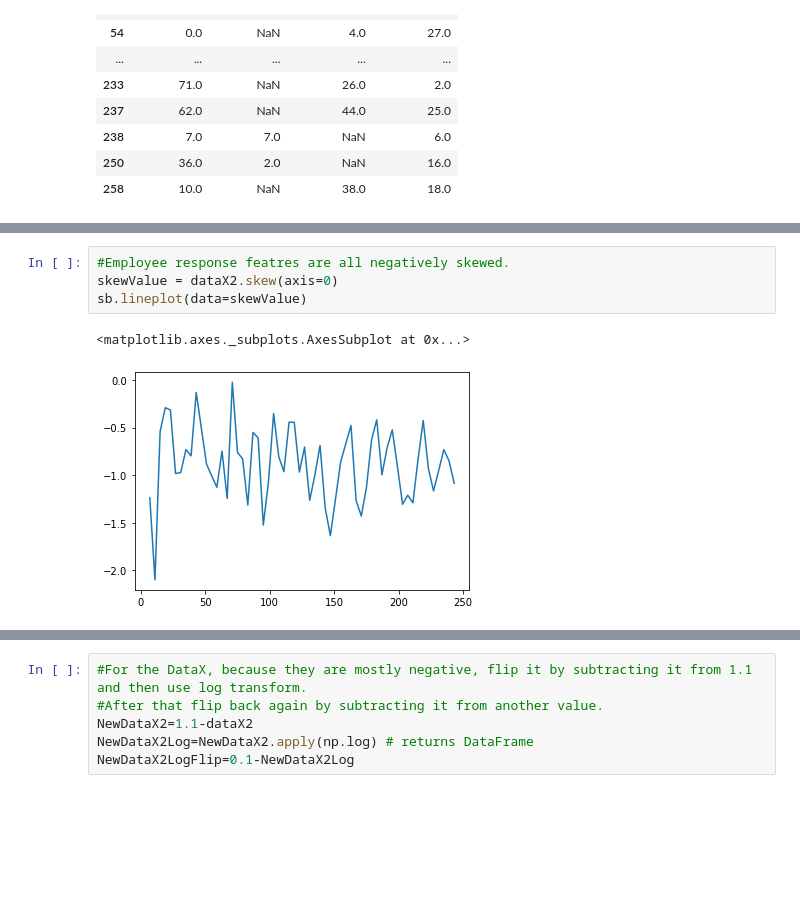
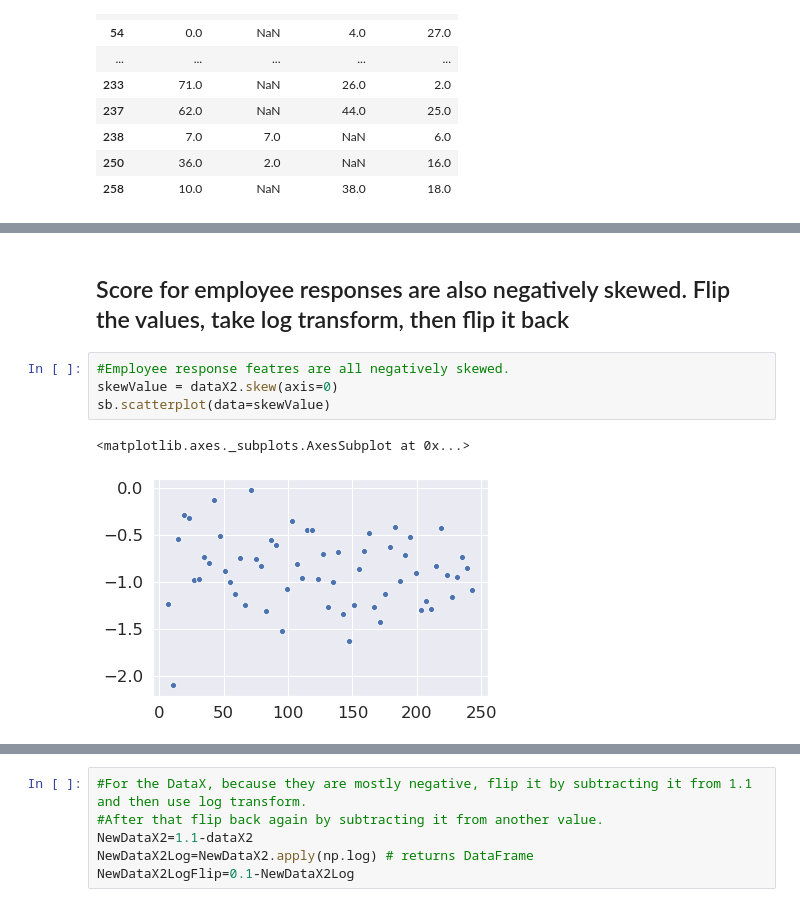
Before and after one commit to MamiyaA/FeatureFinder, a Jupyter notebook: DataExplorationAndPreProcessing.ipynb, the cells around one changed output, grey strips where cells are left out. Saved outputs shown, nothing was run; the diff lists cells and outputs as text; blank space fills up the shorter version.

```diff
--- a/DataExplorationAndPreProcessing.ipynb
+++ b/DataExplorationAndPreProcessing.ipynb
@@ -183,7 +280,9 @@ array([[<matplotlib.axes._subplots.AxesSubplot object at 0x...>]],
+# %% [markdown]
+## Score for employee responses are also negatively skewed. Flip the values, take log transform, then flip it back
 # %%
 #Employee response featres are all negatively skewed.
 skewValue = dataX2.skew(axis=0)
-sb.lineplot(data=skewValue)
+sb.scatterplot(data=skewValue)
 # %% [output]
 <matplotlib.axes._subplots.AxesSubplot at 0x...>
-[figure, old version]
+[figure, new version]
```
Also changed, not shown: parts of 57 cells of this notebook.
